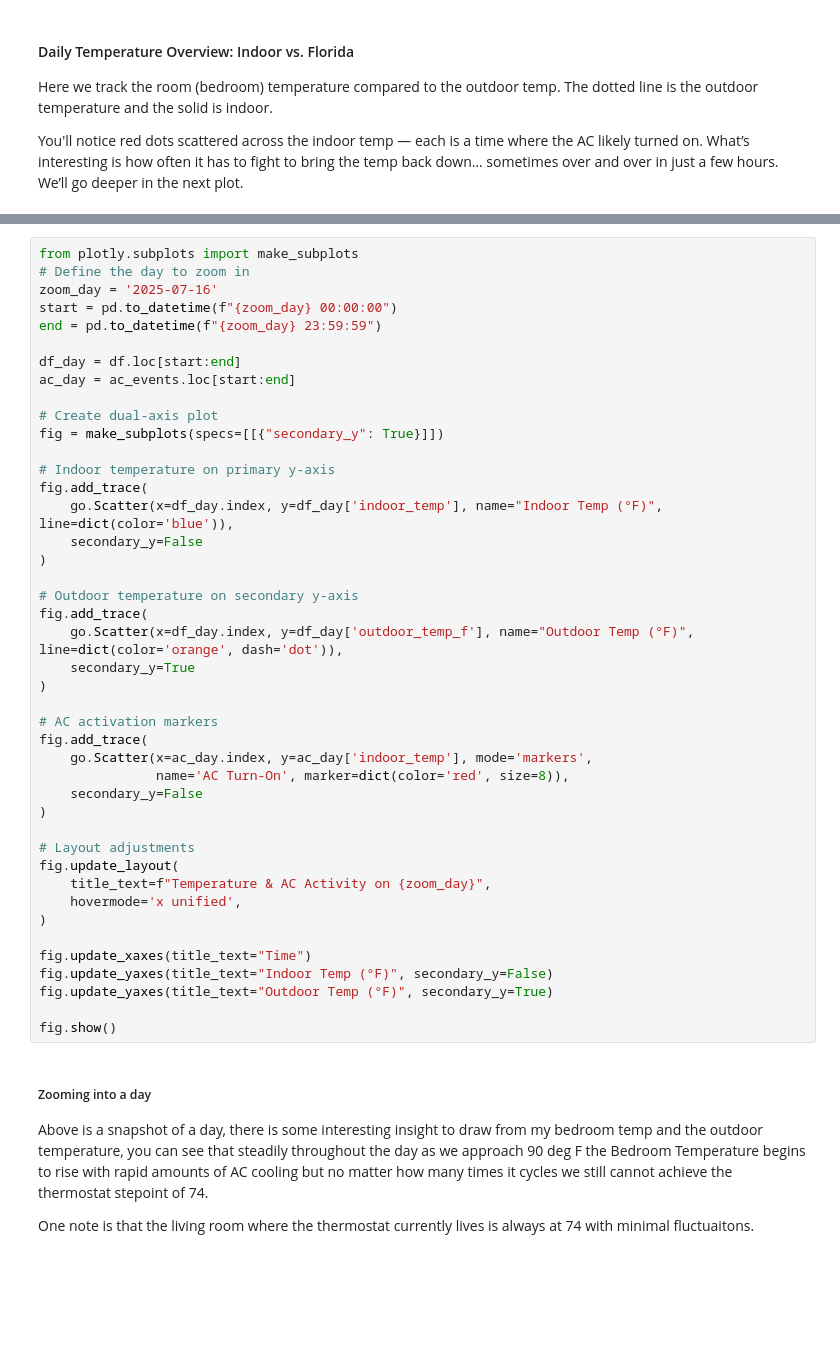
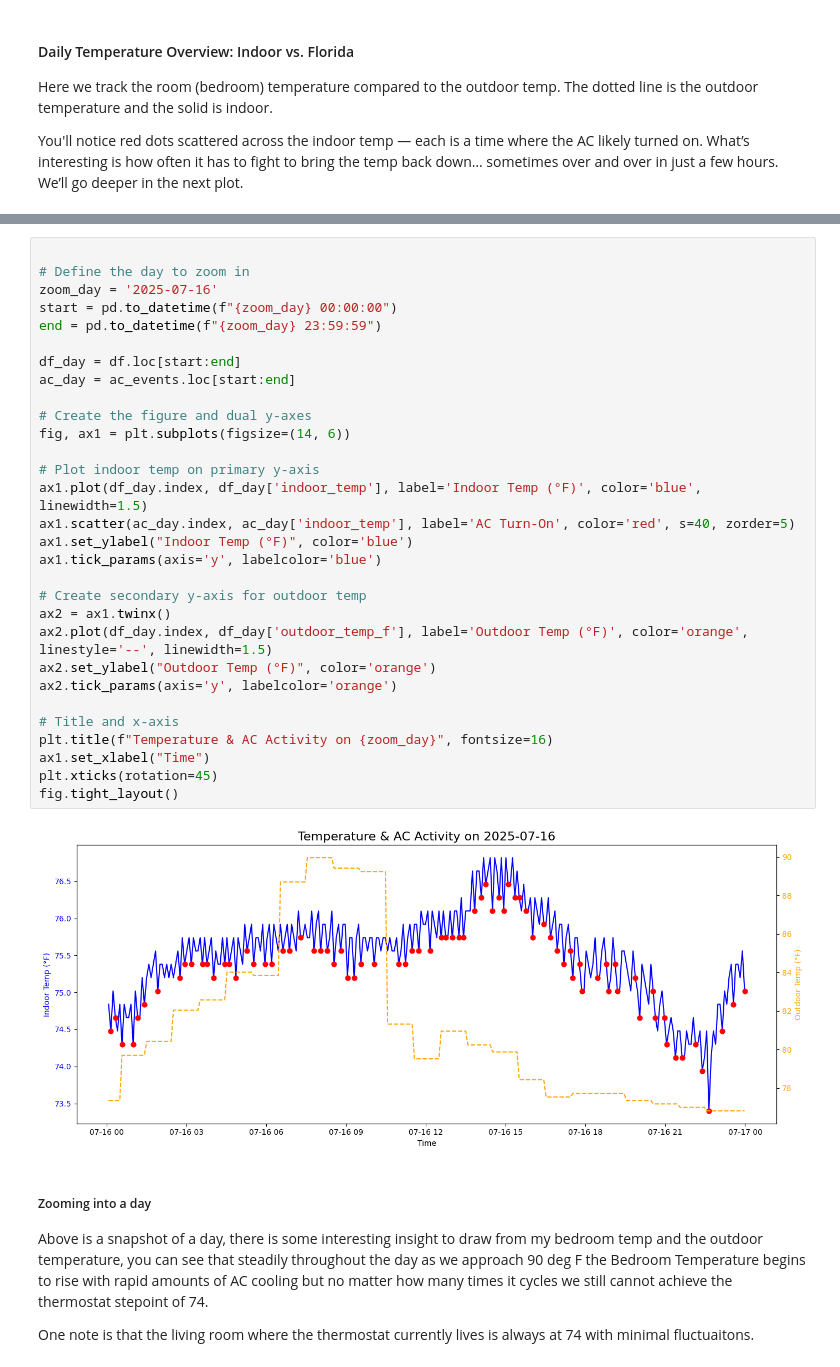
Before and after one commit to ZacharyK-eng/USFDSBC, a Jupyter notebook: Data Storytelling/Why we need a smart thermostat.ipynb, the cells around one changed output, grey strips where cells are left out. Drawn from its saved outputs; the diff is of its cells as text; blank space fills up the shorter version.

```diff
--- a/Data Storytelling/Why we need a smart thermostat.ipynb
+++ b/Data Storytelling/Why we need a smart thermostat.ipynb
@@ -66,46 +85,35 @@ fig.show()
 # %%
-from plotly.subplots import make_subplots
+
 # Define the day to zoom in
 zoom_day = '2025-07-16'
 start = pd.to_datetime(f"{zoom_day} 00:00:00")
 end = pd.to_datetime(f"{zoom_day} 23:59:59")
 
 df_day = df.loc[start:end]
 ac_day = ac_events.loc[start:end]
 
-# Create dual-axis plot
-fig = make_subplots(specs=[[{"secondary_y": True}]])
+# Create the figure and dual y-axes
+fig, ax1 = plt.subplots(figsize=(14, 6))
 
-# Indoor temperature on primary y-axis
-fig.add_trace(
-    go.Scatter(x=df_day.index, y=df_day['indoor_temp'], name="Indoor Temp (°F)", line=dict(color='blue')),
-    secondary_y=False
-)
+# Plot indoor temp on primary y-axis
+ax1.plot(df_day.index, df_day['indoor_temp'], label='Indoor Temp (°F)', color='blue', linewidth=1.5)
+ax1.scatter(ac_day.index, ac_day['indoor_temp'], label='AC Turn-On', color='red', s=40, zorder=5)
+ax1.set_ylabel("Indoor Temp (°F)", color='blue')
+ax1.tick_params(axis='y', labelcolor='blue')
 
-# Outdoor temperature on secondary y-axis
-fig.add_trace(
-    go.Scatter(x=df_day.index, y=df_day['outdoor_temp_f'], name="Outdoor Temp (°F)", line=dict(color='orange', dash='dot')),
-    secondary_y=True
-)
+# Create secondary y-axis for outdoor temp
+ax2 = ax1.twinx()
+ax2.plot(df_day.index, df_day['outdoor_temp_f'], label='Outdoor Temp (°F)', color='orange', linestyle='--', linewidth=1.5)
+ax2.set_ylabel("Outdoor Temp (°F)", color='orange')
+ax2.tick_params(axis='y', labelcolor='orange')
 
-# AC activation markers
-fig.add_trace(
-    go.Scatter(x=ac_day.index, y=ac_day['indoor_temp'], mode='markers',
-               name='AC Turn-On', marker=dict(color='red', size=8)),
-    secondary_y=False
-)
-
-# Layout adjustments
-fig.update_layout(
-    title_text=f"Temperature & AC Activity on {zoom_day}",
-    hovermode='x unified',
-)
-
-fig.update_xaxes(title_text="Time")
-fig.update_yaxes(title_text="Indoor Temp (°F)", secondary_y=False)
-fig.update_yaxes(title_text="Outdoor Temp (°F)", secondary_y=True)
-
-fig.show()
+# Title and x-axis
+plt.title(f"Temperature & AC Activity on {zoom_day}", fontsize=16)
+ax1.set_xlabel("Time")
+plt.xticks(rotation=45)
+fig.tight_layout()
+# %% [output]
+[figure, added]
 # %% [markdown]
 ##### Zooming into a day
 
```
Also changed, not shown: parts of 7 cells of this notebook.
